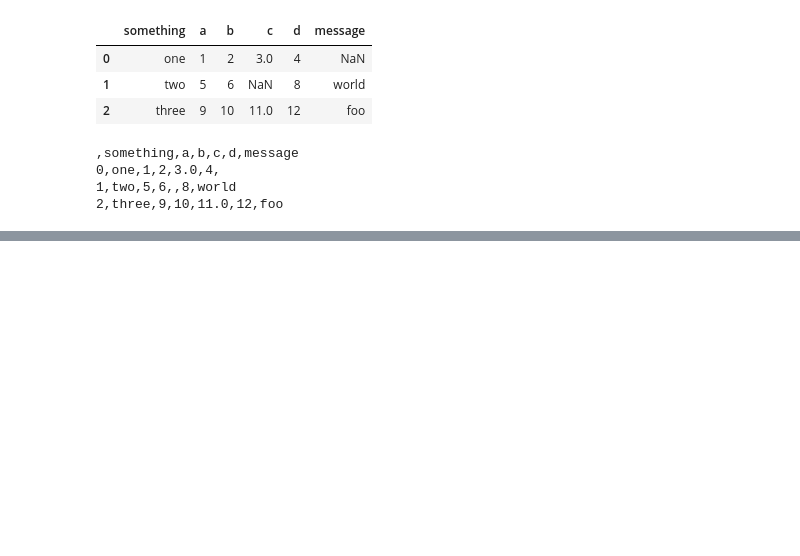
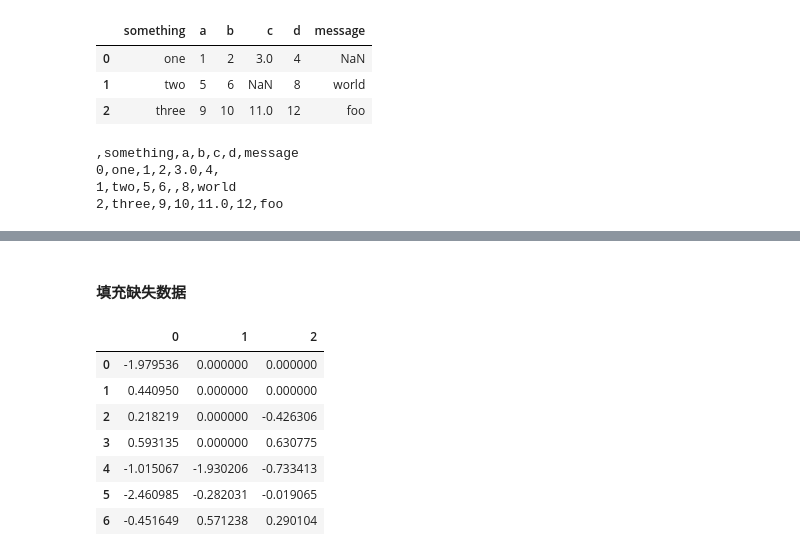
Before and after one commit to Chen-guoyi/Python-data-analysis, a Jupyter notebook: 利用 Python 进行数据分析（2nd）.ipynb, the cells around one changed output, grey strips where cells are left out. Saved outputs shown, nothing was run; the diff lists cells and outputs as text; code cells hidden in the pictures; blank space fills up the shorter version.

```diff
--- a/利用 Python 进行数据分析（2nd）.ipynb
+++ b/利用 Python 进行数据分析（2nd）.ipynb
@@ -1399,0 +1631,24 @@ data.to_csv('out.csv')
+# %% [markdown]
+#### 填充缺失数据
+# %%
+# 你可能不想滤除缺失数据（有可能会丢弃跟它有关的其他数据），而是希望通过其他方式填补那些“空洞”。
+# 对于大多数情况而言，fillna 方法是最主要的函数。
+# 通过一个常数调用 fillna 就会将缺失值替换为那个常数值：
+
+import pandas as pd
+from pandas import DataFrame
+import numpy as np
+
+df = pd.DataFrame(np.random.randn(7, 3))
+df.iloc[:4, 1] = NA
+df.iloc[:2, 2] = NA
+df.fillna(0)
+# %% [output]
+|  | 0 | 1 | 2 |
+| 0 | -1.979536 | 0.000000 | 0.000000 |
+| 1 | 0.440950 | 0.000000 | 0.000000 |
+| 2 | 0.218219 | 0.000000 | -0.426306 |
+| 3 | 0.593135 | 0.000000 | 0.630775 |
+| 4 | -1.015067 | -1.930206 | -0.733413 |
+| 5 | -2.460985 | -0.282031 | -0.019065 |
+| 6 | -0.451649 | 0.571238 | 0.290104 |
```
Also changed, not shown: parts of 29 cells of this notebook.
